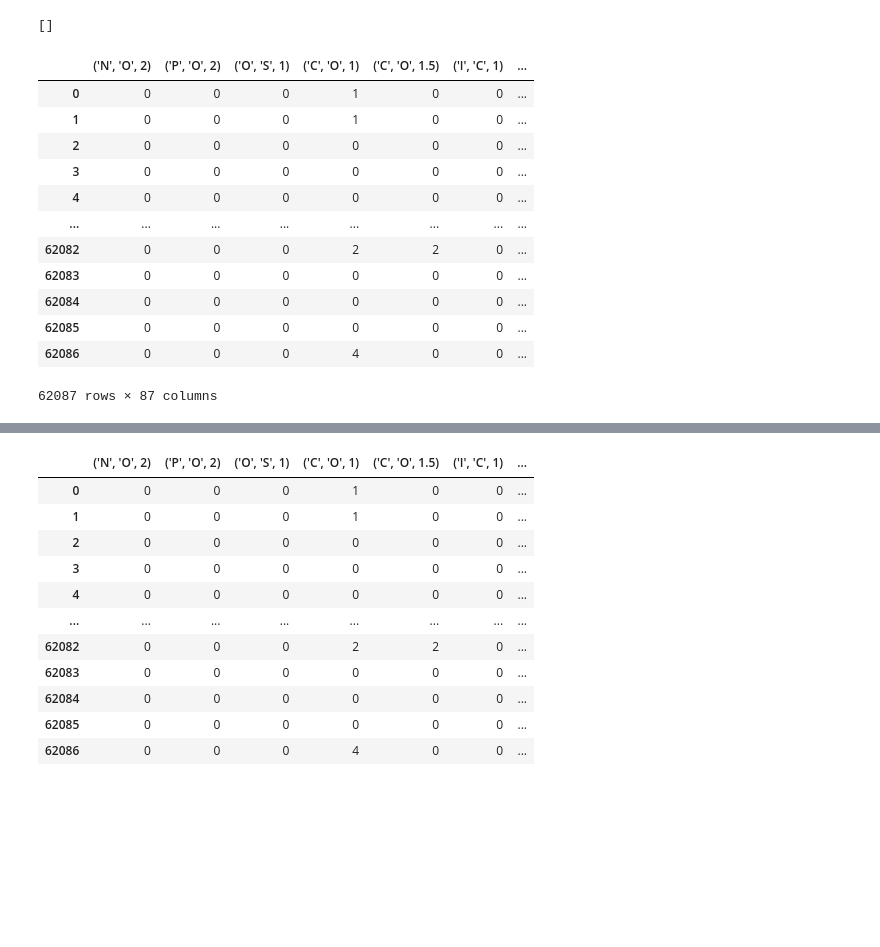
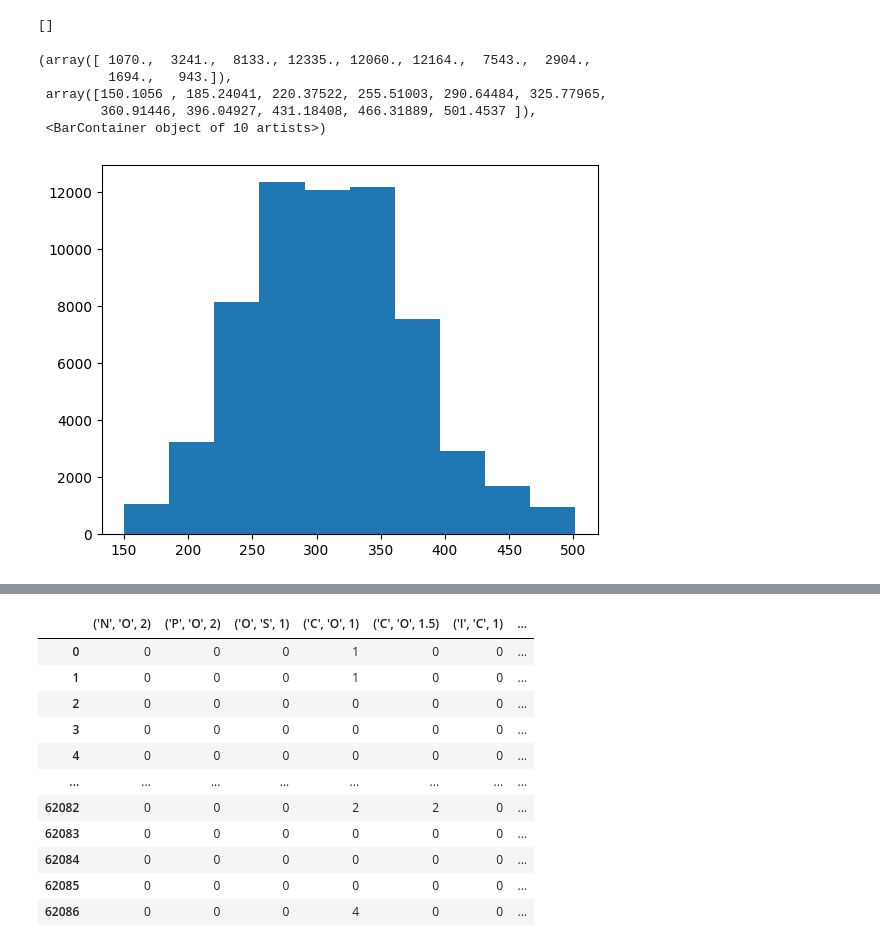
Before and after one commit to Evintkoo/Functional-Group-Analysis, a Jupyter notebook: merge_data.ipynb, the cells around one changed output, grey strips where cells are left out. Saved outputs shown, nothing was run; the diff lists cells and outputs as text; code cells hidden in the pictures; blank space fills up the shorter version.

```diff
--- a/merge_data.ipynb
+++ b/merge_data.ipynb
@@ -25,19 +26,3 @@ result = pd.concat(frames, axis=1)
 [i for i in list(result.isnull().sum()) if i != 0]
 # %% [output]
 []
-# %%
-result
-# %% [output]
-|  | ('N', 'O', 2) | ('P', 'O', 2) | ('O', 'S', 1) | ('C', 'O', 1) | ('C', 'O', 1.5) | ('I', 'C', 1) | ... |
-| 0 | 0 | 0 | 0 | 1 | 0 | 0 | ... |
-| 1 | 0 | 0 | 0 | 1 | 0 | 0 | ... |
-| 2 | 0 | 0 | 0 | 0 | 0 | 0 | ... |
-| 3 | 0 | 0 | 0 | 0 | 0 | 0 | ... |
-| 4 | 0 | 0 | 0 | 0 | 0 | 0 | ... |
-| ... | ... | ... | ... | ... | ... | ... | ... |
-| 62082 | 0 | 0 | 0 | 2 | 2 | 0 | ... |
-| 62083 | 0 | 0 | 0 | 0 | 0 | 0 | ... |
-| 62084 | 0 | 0 | 0 | 0 | 0 | 0 | ... |
-| 62085 | 0 | 0 | 0 | 0 | 0 | 0 | ... |
-| 62086 | 0 | 0 | 0 | 4 | 0 | 0 | ... |
-62087 rows × 87 columns
@@ -43,0 +45,9 @@ result
+# %%
+plt.hist(list(result["weight"]))
+# %% [output]
+(array([ 1070.,  3241.,  8133., 12335., 12060., 12164.,  7543.,  2904.,
+         1694.,   943.]),
+ array([150.1056 , 185.24041, 220.37522, 255.51003, 290.64484, 325.77965,
+        360.91446, 396.04927, 431.18408, 466.31889, 501.4537 ]),
+ <BarContainer object of 10 artists>)
+[figure, added]
```
Also changed, not shown: parts of 11 cells of this notebook, 26 other files.
